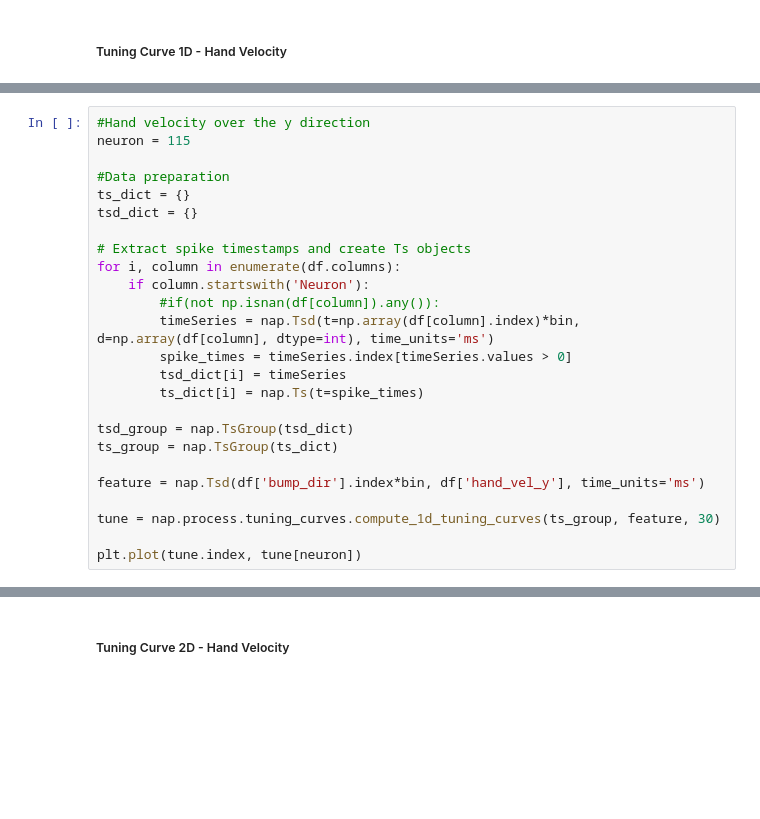
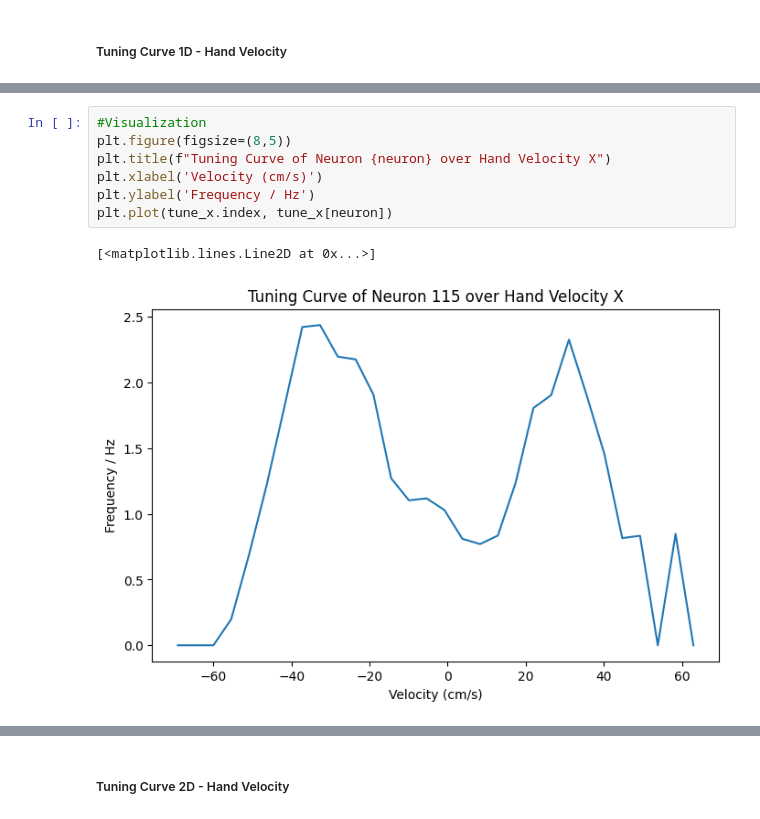
Before and after one commit to catniplab/NeuroTask, a Jupyter notebook: tutorial_data_analysis_nwb.ipynb, the cells around one changed output, grey strips where cells are left out. Saved outputs shown, nothing was run; the diff lists cells and outputs as text; blank space fills up the shorter version.

Commit message:
better tuning curve visualization

```diff
--- a/tutorial_data_analysis_nwb.ipynb
+++ b/tutorial_data_analysis_nwb.ipynb
@@ -314,25 +306,0 @@ plt.plot(tune.index, tune[neuron])
-# %%
-#Hand velocity over the y direction
-neuron = 115
-
-#Data preparation
-ts_dict = {}
-tsd_dict = {}
-
-# Extract spike timestamps and create Ts objects
-for i, column in enumerate(df.columns):
-    if column.startswith('Neuron'):
-        #if(not np.isnan(df[column]).any()):
-        timeSeries = nap.Tsd(t=np.array(df[column].index)*bin, d=np.array(df[column], dtype=int), time_units='ms')
-        spike_times = timeSeries.index[timeSeries.values > 0]
-        tsd_dict[i] = timeSeries
-        ts_dict[i] = nap.Ts(t=spike_times)
-
-tsd_group = nap.TsGroup(tsd_dict)
-ts_group = nap.TsGroup(ts_dict)
-
-feature = nap.Tsd(df['bump_dir'].index*bin, df['hand_vel_y'], time_units='ms')
-
-tune = nap.process.tuning_curves.compute_1d_tuning_curves(ts_group, feature, 30)
-
-plt.plot(tune.index, tune[neuron])
@@ -341,0 +307,10 @@ plt.plot(tune.index, tune[neuron])
+# %%
+#Visualization
+plt.figure(figsize=(8,5))
+plt.title(f"Tuning Curve of Neuron {neuron} over Hand Velocity X")
+plt.xlabel('Velocity (cm/s)')
+plt.ylabel('Frequency / Hz')
+plt.plot(tune_x.index, tune_x[neuron])
+# %% [output]
+[<matplotlib.lines.Line2D at 0x...>]
+[figure, added]
```
Also changed, not shown: parts of 14 cells of this notebook.
